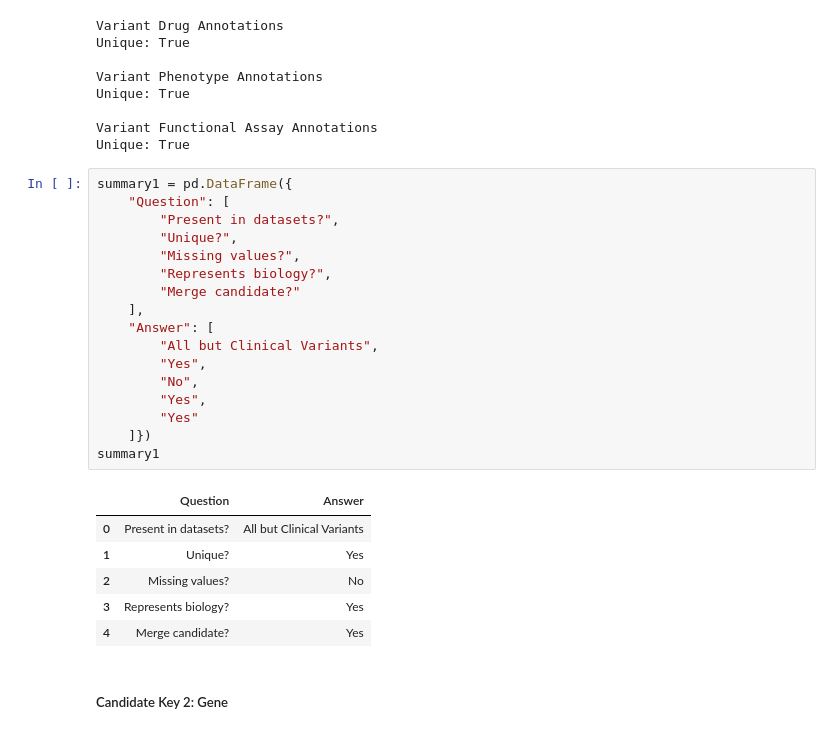
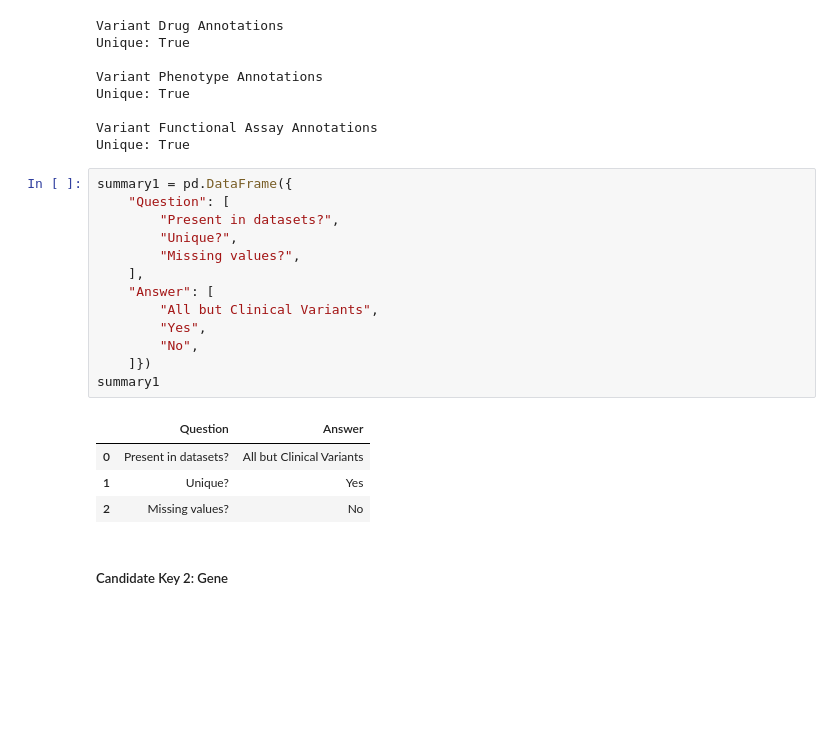
Before and after one commit to Sofia7334/pharmacogenomics-machine-learning, a Jupyter notebook: notebooks/02_data_preparation.ipynb, the cells around one changed output. Drawn from its saved outputs; the diff is of its cells as text; blank space fills up the shorter version.

```diff
--- a/notebooks/02_data_preparation.ipynb
+++ b/notebooks/02_data_preparation.ipynb
@@ -510,27 +507,21 @@ Unique: True
 # %%
 summary1 = pd.DataFrame({
     "Question": [
         "Present in datasets?",
         "Unique?",
         "Missing values?",
-        "Represents biology?",
-        "Merge candidate?"
     ],
     "Answer": [
         "All but Clinical Variants",
         "Yes",
         "No",
-        "Yes",
-        "Yes"
     ]})
 summary1
 # %% [output]
 |  | Question | Answer |
 | 0 | Present in datasets? | All but Clinical Variants |
 | 1 | Unique? | Yes |
 | 2 | Missing values? | No |
-| 3 | Represents biology? | Yes |
-| 4 | Merge candidate? | Yes |
 # %% [markdown]
 ##### Candidate Key 2: Gene
 # %%
```
Also changed, not shown: parts of 43 cells of this notebook.
